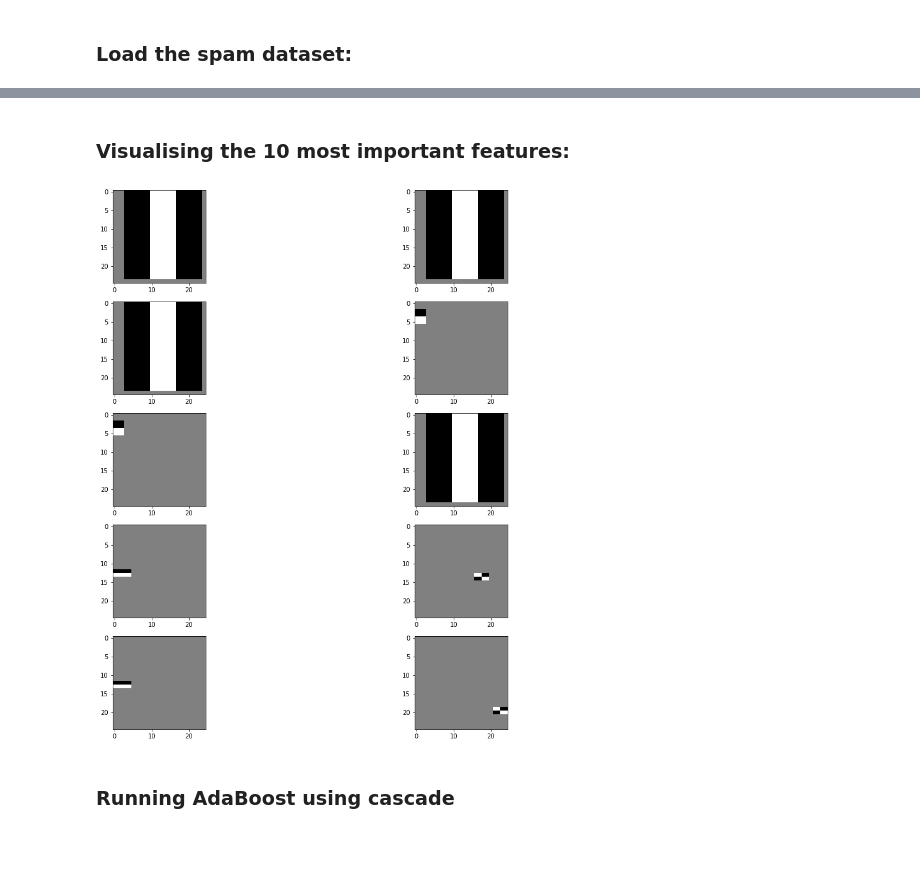
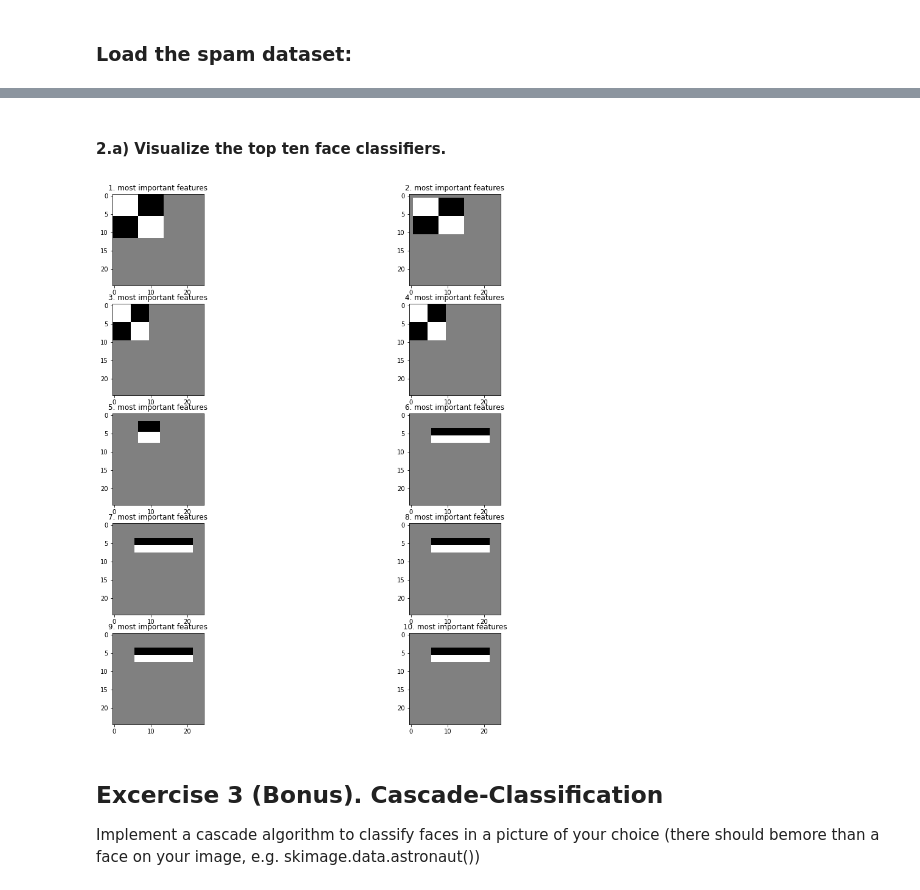
Before and after one commit to dunky11/mustererkennung, a Jupyter notebook: A7/Assignment7.ipynb, the cells around one changed output, grey strips where cells are left out. Drawn from its saved outputs; the diff is of its cells as text; code cells hidden in the pictures; blank space fills up the shorter version.

```diff
--- a/A7/Assignment7.ipynb
+++ b/A7/Assignment7.ipynb
@@ -580,6 +606,9 @@ class ViolaJonesClassifier():
         return x_new
 
     def to_integral_img(self, img):
+        """
+        Transforms a batch of images into integral images
+        """
         img = img.copy()
         for row in range(img.shape[0]):
             for col in range(img.shape[1]):
@@ -594,6 +623,9 @@ class ViolaJonesClassifier():
         return img
 
     def generate_features(self, img_shape):
+        """
+        Generates a list of haar features
+        """
         features = []
         for x in range(img_shape[0]):
             for y in range(img_shape[1]):
@@ -609,3 +641,21 @@ class ViolaJonesClassifier():
                         if feat.is_valid():
                             features.append(feat)
         return features
+
+    def slide_over_img(self, img, slide_shape, stride, use_cascade):
+        marked_img = img.copy()
+        for x in range(0, img.shape[0] - slide_shape[0], stride):
+            for y in range(0, img.shape[1] - slide_shape[1], stride):
+                cur_window = img[x:x + slide_shape[0], y:y + slide_shape[1]]
+                cur_window = cur_window.reshape((1, cur_window.shape[0], cur_window.shape[1]))
+                prediction = self.predict(cur_window, use_cascade=use_cascade)
+                if prediction[0] == 1:
+                    #left line
+                    marked_img[x:x + slide_shape[0], y] = np.ones((1, slide_shape[0]))
+                    #right line
+                    marked_img[x:x + slide_shape[0], y + slide_shape[1]] = np.ones((1, slide_shape[0]))
+                    #top line
+                    marked_img[x, y:y + slide_shape[1]] = np.ones((slide_shape[1], ))
+                    # bottom line
+                    marked_img[x + slide_shape[0], y:y + slide_shape[1]] = np.ones((slide_shape[1], ))
+        return marked_img
@@ -612,6 +665,6 @@ class ViolaJonesClassifier():
 # %%
 %%time
 
-clf = ViolaJonesClassifier(num_trees=10, max_depth=1, max_features=3000)
+clf = ViolaJonesClassifier(num_trees=10, max_depth=1, max_features=2000)
 clf.fit(X_train, y_train)
 # %% [output]
@@ -629,2 +681,0 @@ Wall time: 1.82 s
-# %% [markdown]
-### Visualising the 10 most important features:
@@ -635,15 +682,24 @@ most_imp_features = [features[tree.root.j] for tree in trees]
+# %% [markdown]
+#### 2.a) Visualize the top ten face classifiers.
 # %%
+trees = clf.adaboost.trees[:10]
+features = clf.features
+most_imp_features = [features[tree.root.j] for tree in trees]
+
 fig=plt.figure(figsize=(16, 16))
 columns = 2
 rows = 5
 for i in range(1, columns*rows +1):
     visualization = most_imp_features[i - 1].visualise_feature()
     fig.add_subplot(rows, columns, i)
     plt.imshow(visualization, cmap='gray')
+    plt.title(f"{i}. most important features")
 plt.show()
 # %% [output]
-[figure, old version]
+[figure, new version]
-# %% [markdown]
-### Running AdaBoost using cascade
+# %% [markdown]
+## Excercise 3 (Bonus). Cascade-Classification
+
+Implement a cascade algorithm to classify faces in a picture of your choice (there should bemore than a face on your image, e.g. skimage.data.astronaut())
 # %%
 %%time
```
Also changed, not shown: parts of 25 cells of this notebook.
